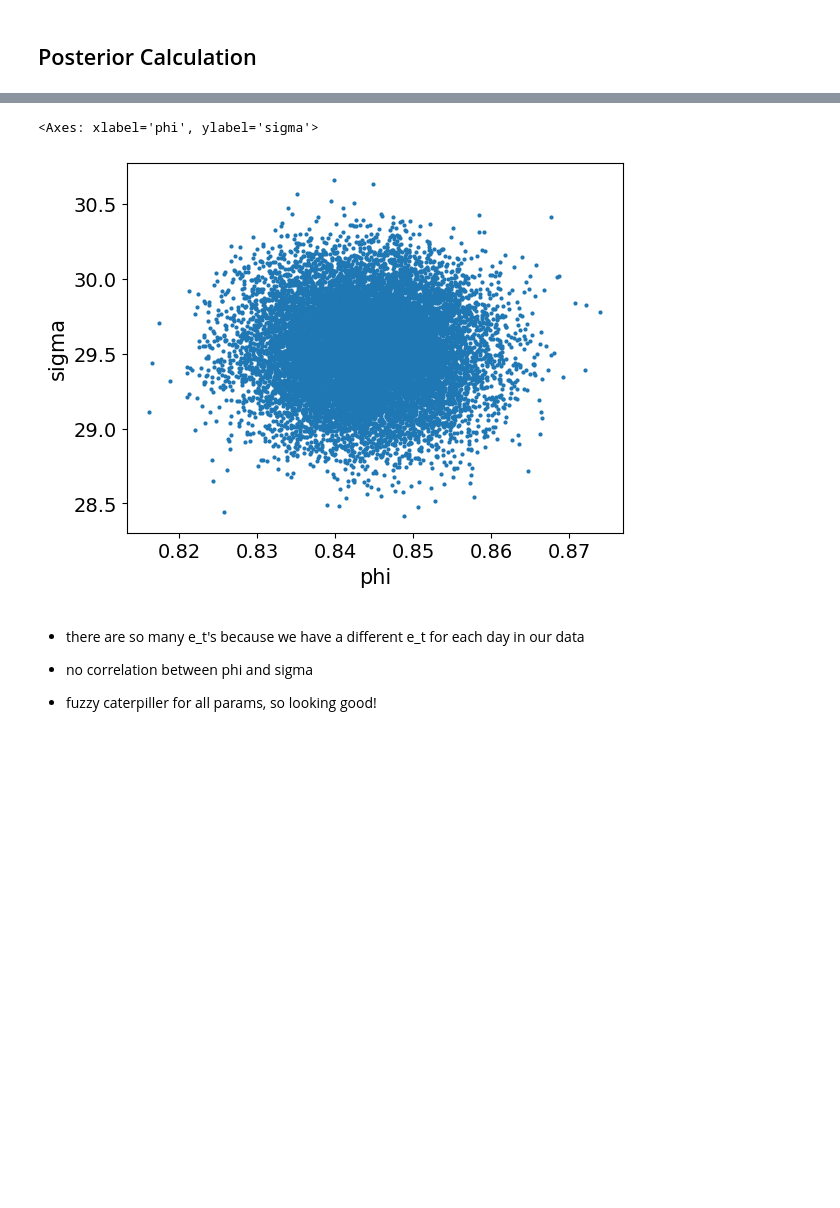
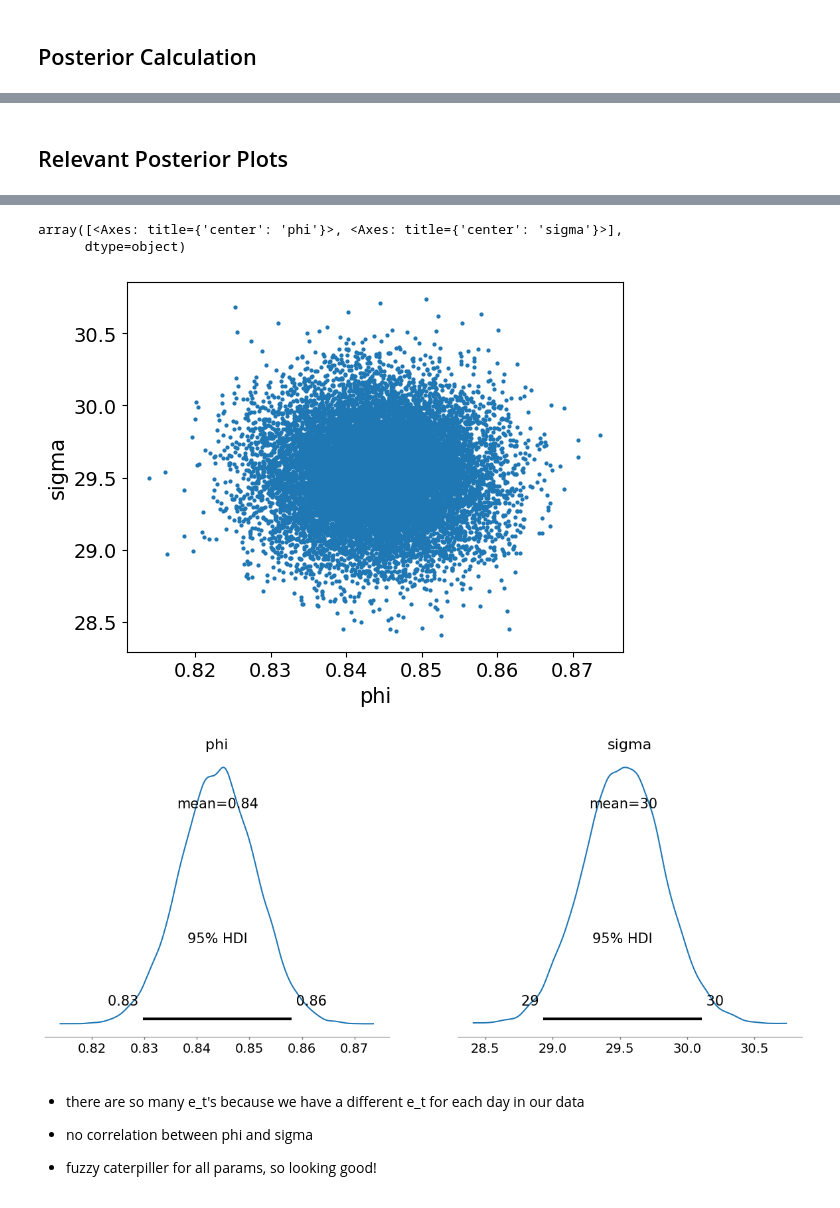
Before and after one commit to arrowboy47/415-project, a Jupyter notebook: AR1.ipynb, the cells around one changed output, grey strips where cells are left out. Drawn from its saved outputs; the diff is of its cells as text; code cells hidden in the pictures; blank space fills up the shorter version.

```diff
--- a/AR1.ipynb
+++ b/AR1.ipynb
@@ -253,11 +277,13 @@ TypeError: 'numpy.float64' object is not callable
+# %% [markdown]
+## Relevant Posterior Plots
 # %%
 # Plot traceplot
 az.plot_trace(trace)
 plt.show()
 
-# summary of posterior
-az.summary(trace,hdi_prob=.95)
-
 # correlation between phi and sigma
 az.plot_pair(trace, var_names=['phi', 'sigma'])
+
+# posterior plots and interval credible
+az.plot_posterior(trace, var_names=['phi', 'sigma'], hdi_prob=.95)
 # %% [output]
@@ -265,5 +291,7 @@ az.plot_pair(trace, var_names=['phi', 'sigma'])
-<Axes: xlabel='phi', ylabel='sigma'>
+array([<Axes: title={'center': 'phi'}>, <Axes: title={'center': 'sigma'}>],
+      dtype=object)
-[figure, old version]
+[figure, new version]
+[figure, added]
 # %% [markdown]
 - there are so many e_t's because we have a different e_t for each day in our data
 
```
Also changed, not shown: parts of 12 cells of this notebook.
